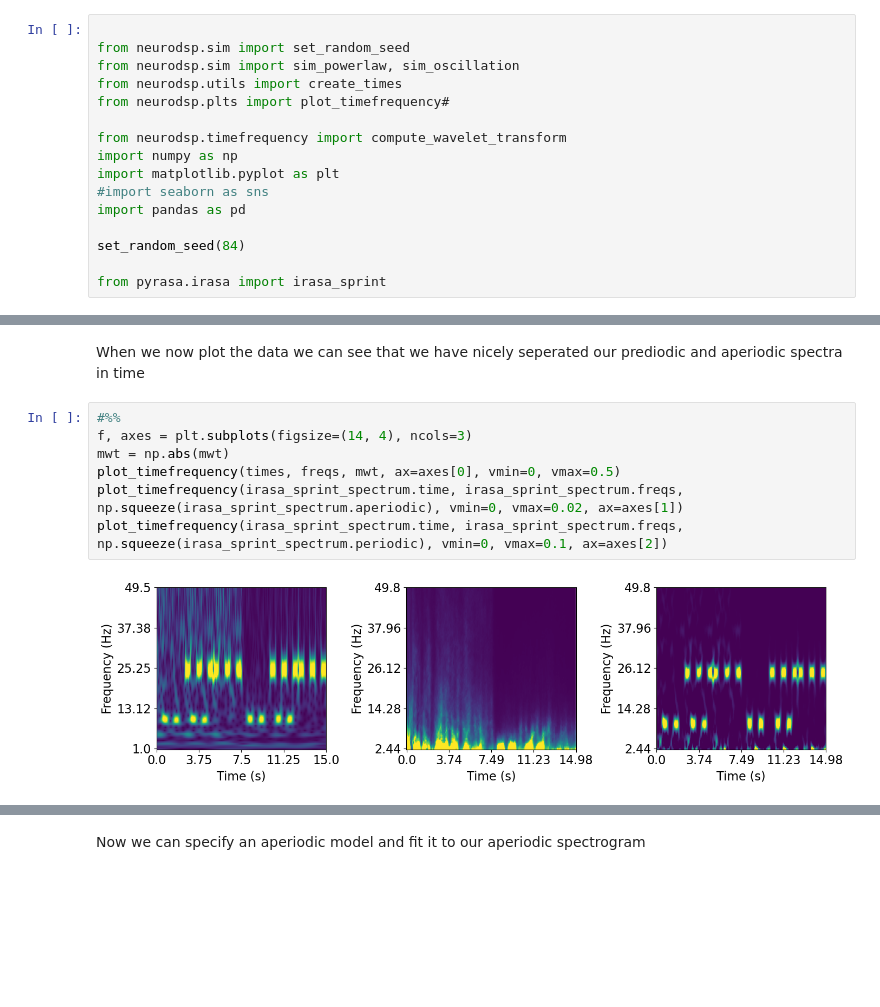
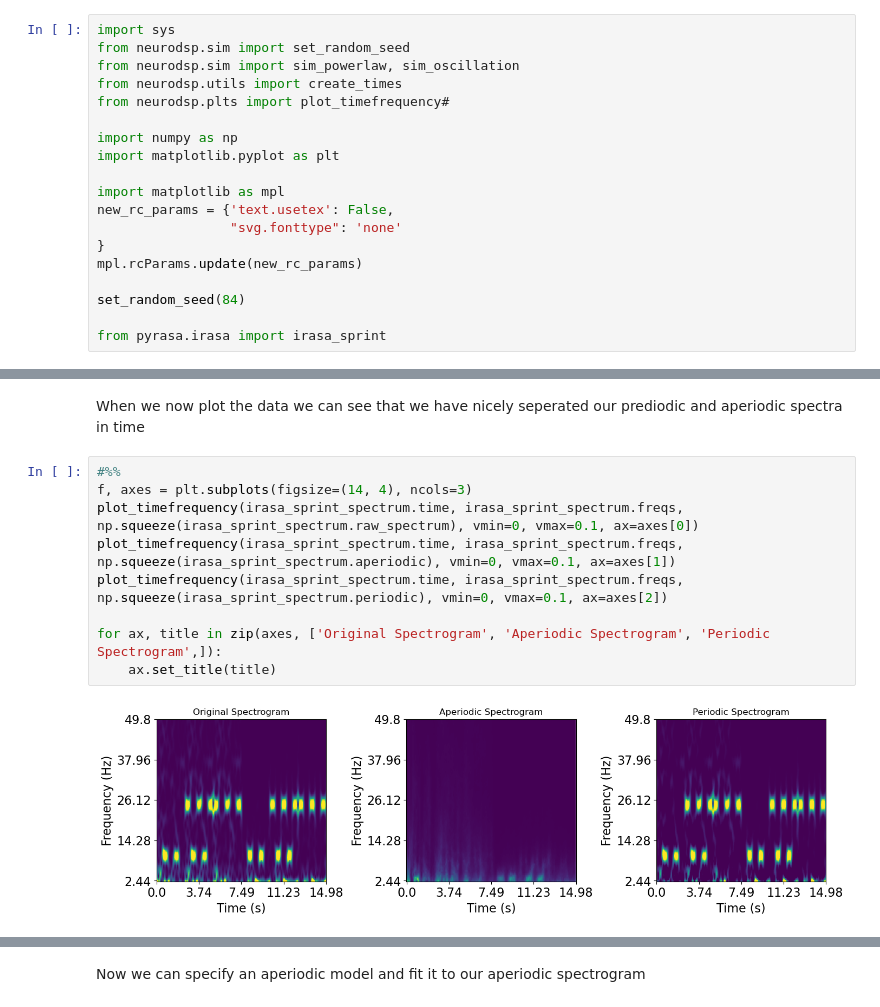
Before and after one commit to schmidtfa/pyrasa, a Jupyter notebook: doc/source/examples/irasa_sprint.ipynb, the cells around one changed output, grey strips where cells are left out. Cells and saved outputs as stored; diff of their text form; blank space fills up the shorter version.

```diff
--- a/doc/source/examples/irasa_sprint.ipynb
+++ b/doc/source/examples/irasa_sprint.ipynb
@@ -4,17 +4,20 @@
 In the original IRASA manuscript Wen & Liu ([2016](https://www.ncbi.nlm.nih.gov/pmc/articles/PMC4706469/)) show that the algorithm can be used in the time-frequency domain.
 The authors used this in a subsequent manuscript to investigate changes periodic and aperiodic activity over time and even computed broadband correlations of aperiodic activity over channels across time (see [Wen & Liu, 2016](https://doi.org/10.1523/JNEUROSCI.0187-16.2016)). To make this form of analysis more accessible and track aperiodic and periodic changes over time we implemented the irasa_sprint function, that similarly to the SPRiNT package ([Wilson, da Silva Castanheira & Baillet, 2022](https://doi.org/10.7554/eLife.77348)), enables you to compute periodic and aperiodic spectrograms.
 # %%
-
+import sys
 from neurodsp.sim import set_random_seed
 from neurodsp.sim import sim_powerlaw, sim_oscillation
 from neurodsp.utils import create_times
 from neurodsp.plts import plot_timefrequency#
 
-from neurodsp.timefrequency import compute_wavelet_transform
 import numpy as np
 import matplotlib.pyplot as plt
-#import seaborn as sns
-import pandas as pd
+
+import matplotlib as mpl
+new_rc_params = {'text.usetex': False,
+                 "svg.fonttype": 'none'
+}
+mpl.rcParams.update(new_rc_params)
 
 set_random_seed(84)
 
@@ -71,9 +83,11 @@ When we now plot the data we can see that we have nicely seperated our prediodic
 # %%
 #%%
 f, axes = plt.subplots(figsize=(14, 4), ncols=3)
-mwt = np.abs(mwt)
-plot_timefrequency(times, freqs, mwt, ax=axes[0], vmin=0, vmax=0.5)
-plot_timefrequency(irasa_sprint_spectrum.time, irasa_sprint_spectrum.freqs, np.squeeze(irasa_sprint_spectrum.aperiodic), vmin=0, vmax=0.02, ax=axes[1])
+plot_timefrequency(irasa_sprint_spectrum.time, irasa_sprint_spectrum.freqs, np.squeeze(irasa_sprint_spectrum.raw_spectrum), vmin=0, vmax=0.1, ax=axes[0])
+plot_timefrequency(irasa_sprint_spectrum.time, irasa_sprint_spectrum.freqs, np.squeeze(irasa_sprint_spectrum.aperiodic), vmin=0, vmax=0.1, ax=axes[1])
 plot_timefrequency(irasa_sprint_spectrum.time, irasa_sprint_spectrum.freqs, np.squeeze(irasa_sprint_spectrum.periodic), vmin=0, vmax=0.1, ax=axes[2])
+
+for ax, title in zip(axes, ['Original Spectrogram', 'Aperiodic Spectrogram', 'Periodic Spectrogram',]):
+    ax.set_title(title)
 # %% [output]
-[figure, old version]
+[figure, new version]
```
Also changed, not shown: parts of 4 cells of this notebook, 4 other files.
